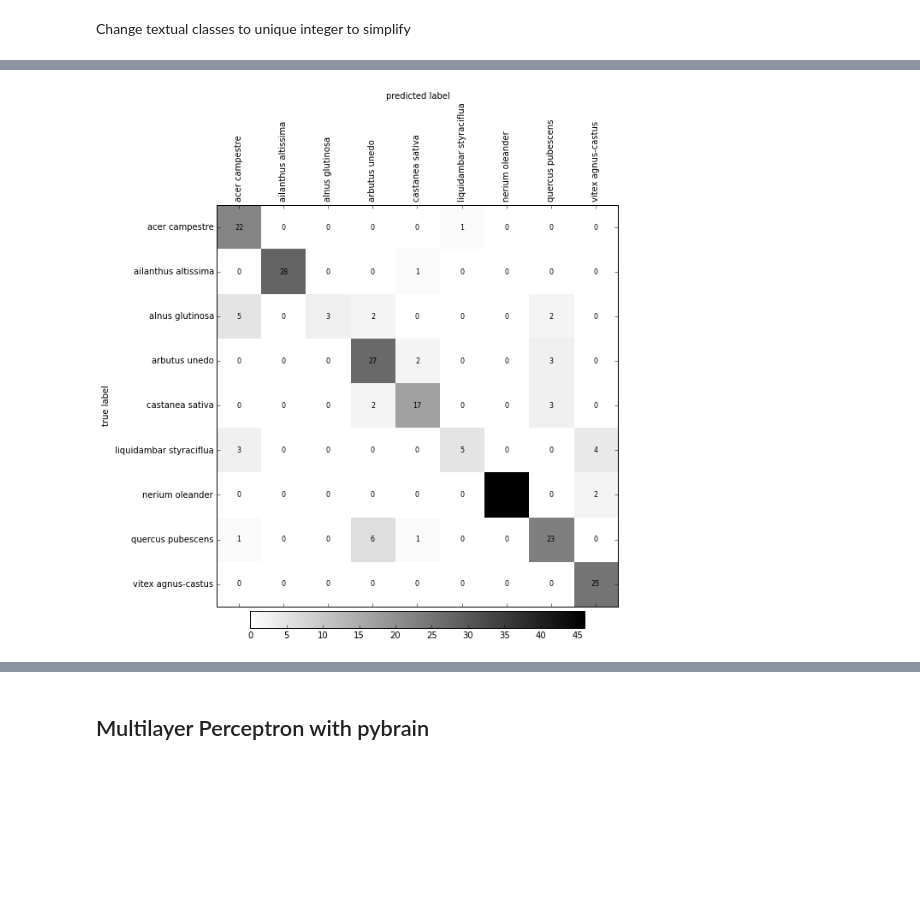
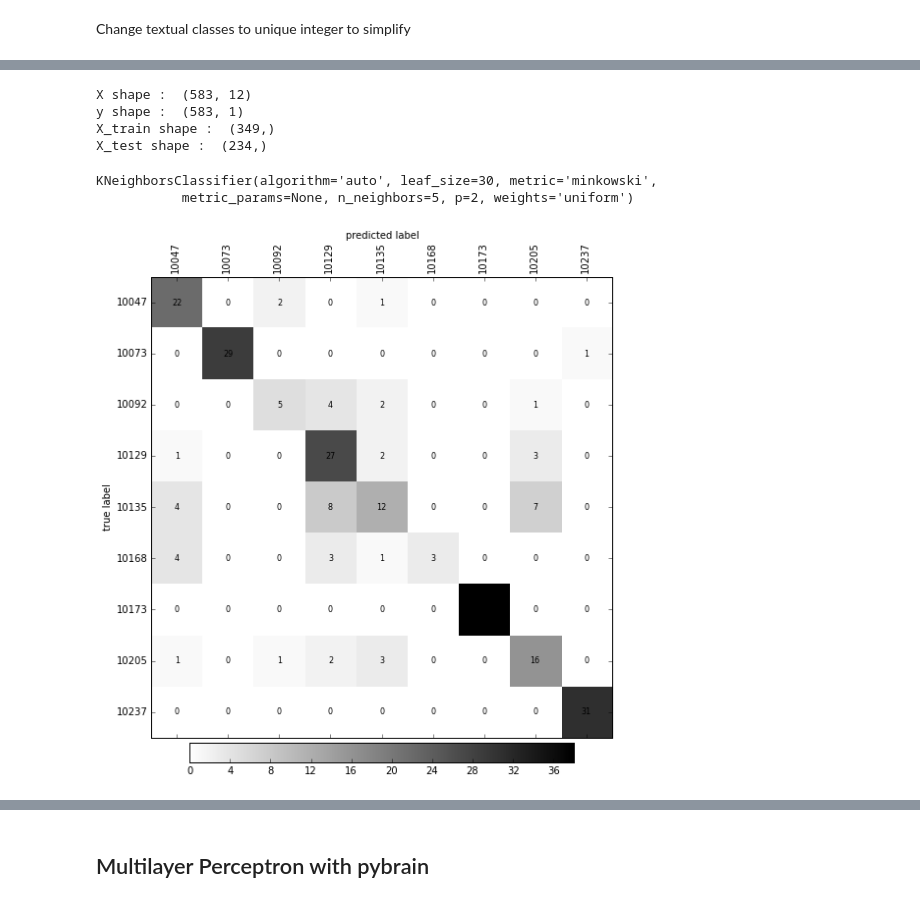
Before and after one commit to RossierFl/MLBD-lab2, a Jupyter notebook: lab2_assignment.ipynb, the cells around one changed output, grey strips where cells are left out. Saved outputs shown, nothing was run; the diff lists cells and outputs as text; code cells hidden in the pictures; blank space fills up the shorter version.

```diff
--- a/lab2_assignment.ipynb
+++ b/lab2_assignment.ipynb
@@ -533,9 +492,0 @@ df
-# %%
-data = np.genfromtxt('data/wine/wine.data', delimiter=',')
-print data.shape
-print data
-#examples = [19, 44, 3, 6]
-for idx in random.sample(examples, 3):
-    pl.figure(figsize=(10, 5))
-    img = load_img(meta.iloc[idx]['basename'])
-    solidity = compute_solidity(img, plot=True)
@@ -546,5 +594,37 @@ for idx in random.sample(examples, 3):
+# %%
+#
+# Your KNN code here
+#
+
+X = df[['solidity', 'Eccentricity', 'curvature0', 'curvature1', 'curvature2', 'curvature3',
+    'curvature4', 'curvature5', 'curvature6', 'curvature7', 'curvature8',
+    'curvature9']].as_matrix()
+y = df[['classid']].as_matrix()
+print "X shape : ", X.shape
+print "y shape : ", y.shape
+
+
+from sklearn import cross_validation
+# train and test are indices arrays containing the indices of train/test samples
+X_train, X_test = cross_validation.train_test_split(np.arange(X.shape[0]), test_size=0.4, random_state=42)
+print "X_train shape : ", X_train.shape
+print "X_test shape : ", X_test.shape
+# %% [output]
+X shape :  (583, 12)
+y shape :  (583, 1)
+X_train shape :  (349,)
+X_test shape :  (234,)
+# %%
+from sklearn.neighbors import KNeighborsClassifier
+knn = KNeighborsClassifier()
+knn.fit(X[X_train], np.ravel(y[X_train]))
+KNeighborsClassifier(algorithm='auto', leaf_size=30, metric='minkowski',metric_params=None, n_neighbors=5, p=2, weights='uniform')
+# %% [output]
+KNeighborsClassifier(algorithm='auto', leaf_size=30, metric='minkowski',
+           metric_params=None, n_neighbors=5, p=2, weights='uniform')
 # %%
-y_pred = knn.predict(X_test)
+y_pred = knn.predict(X[X_test])
+y_test = y[X_test]
 # %%
 # performance evaluation
 import sklearn.metrics as skmetrics
@@ -577,9 +657,9 @@ def plot_confusion_matrix(confmat, labels_names, ax=None, cmap=None):
     pl.colorbar(cmim, shrink=0.7, orientation='horizontal', pad=0.01)
 # %%
 pl.figure(figsize=(10, 10))
-plot_confusion_matrix(confmat, lencoder.classes_, cmap=cm.gray_r)
+plot_confusion_matrix(confmat, np.unique(meta['classid']), cmap=cm.gray_r)
 # %% [output]
-[figure, old version]
+[figure, new version]
 # %%
 print report
 # %% [output]
```
Also changed, not shown: parts of 12 cells of this notebook.
